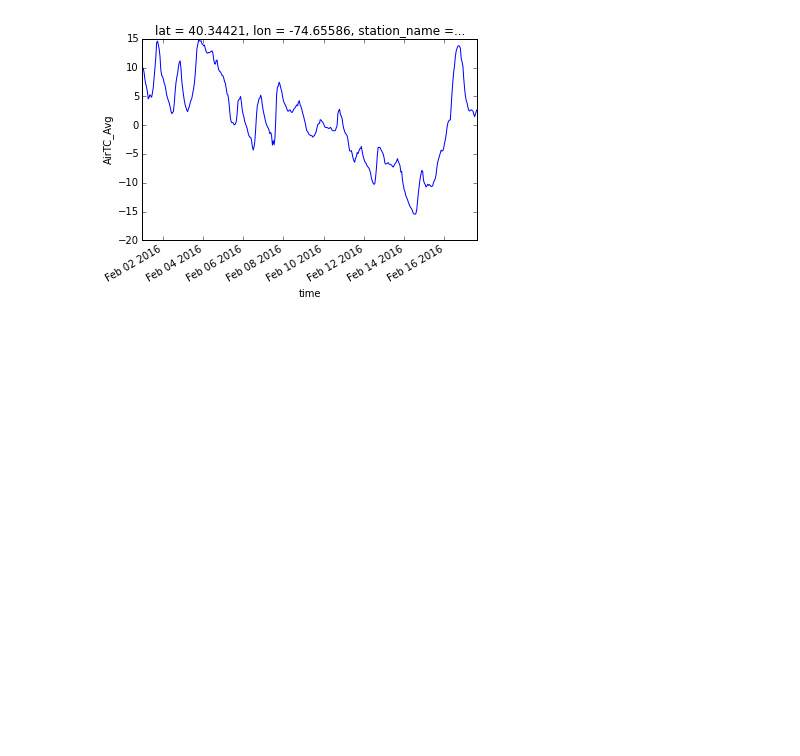
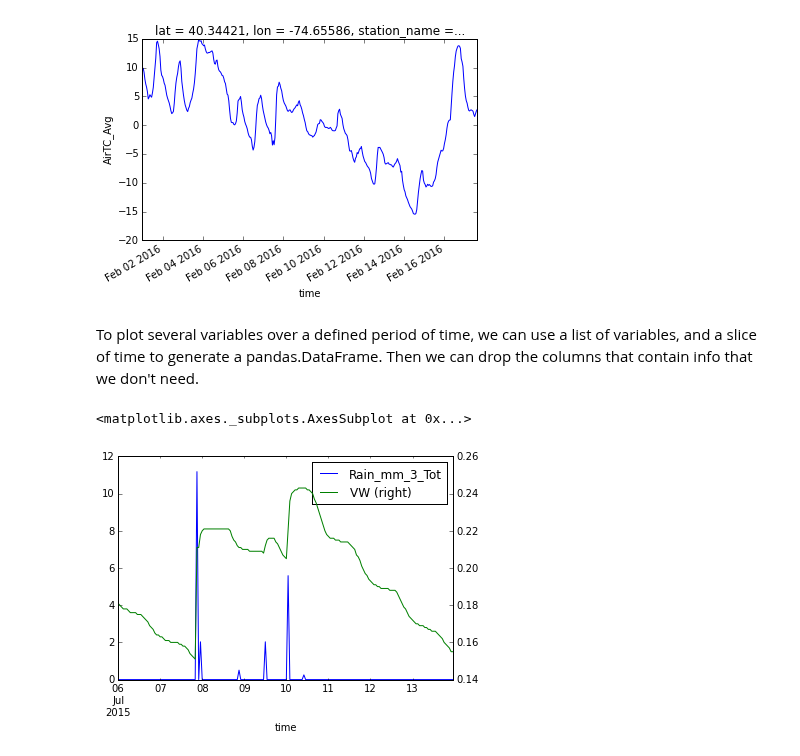
Before and after one commit to jsignell/intro-to-netcdf, a Jupyter notebook: Intro to Python.ipynb, the cells around one changed output. Drawn from its saved outputs; the diff is of its cells as text; code cells hidden in the pictures; blank space fills up the shorter version.

```diff
--- a/Intro to Python.ipynb
+++ b/Intro to Python.ipynb
@@ -46,3 +52,20 @@ February.plot()
 # %% [output]
 [<matplotlib.lines.Line2D at 0x...>]
 [figure]
+# %% [markdown]
+To plot several variables over a defined period of time, we can use a list of variables, and a slice of time to generate a pandas.DataFrame. Then we can drop the columns that contain info that we don't need.
+# %%
+# slice the dataset by time and grab variables of interest
+a_week = ds[['Rain_mm_3_Tot', 'VW']].sel(time=slice('2015-07-06', '2015-07-13'))
+
+# convert to pandas.dataframe
+df = a_week.to_dataframe()
+
+# drop columns that we aren't interested in
+df = df.drop(['lat','lon', 'station_name'], axis=1)
+
+# plot
+df.plot(secondary_y='VW')
+# %% [output]
+<matplotlib.axes._subplots.AxesSubplot at 0x...>
+[figure, added]
```
Also changed, not shown: parts of 8 cells of this notebook, 2 other files.
